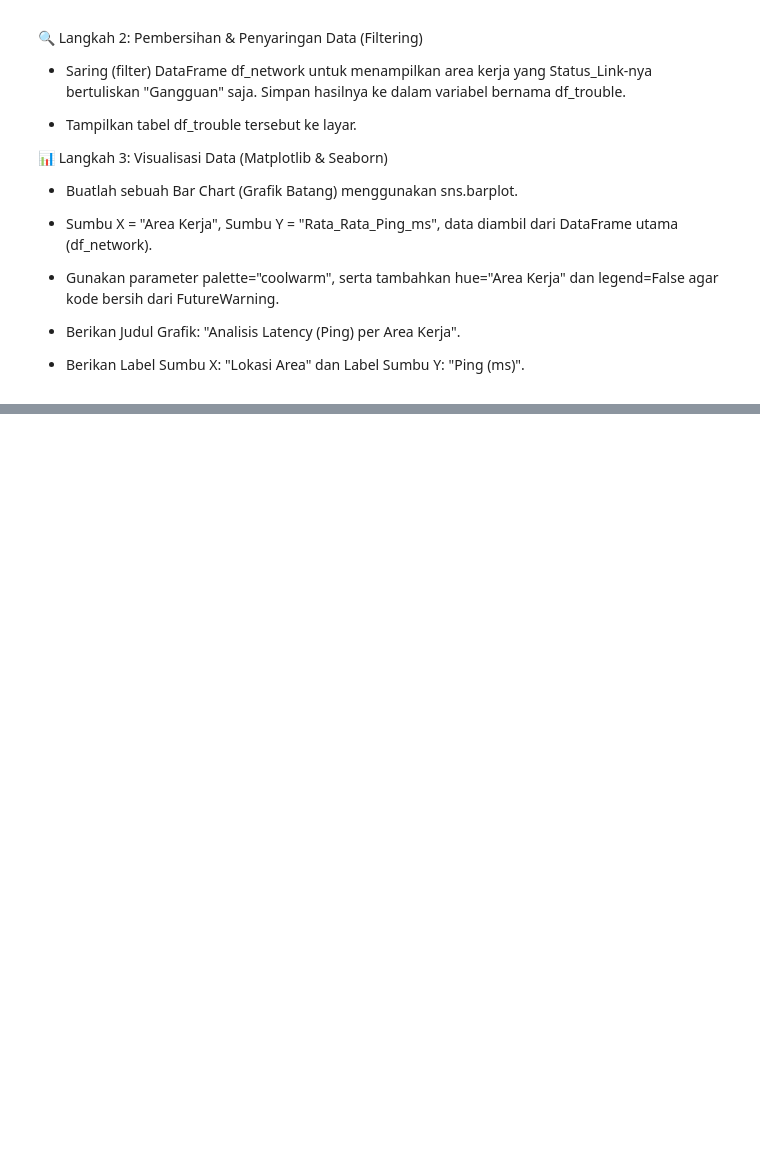
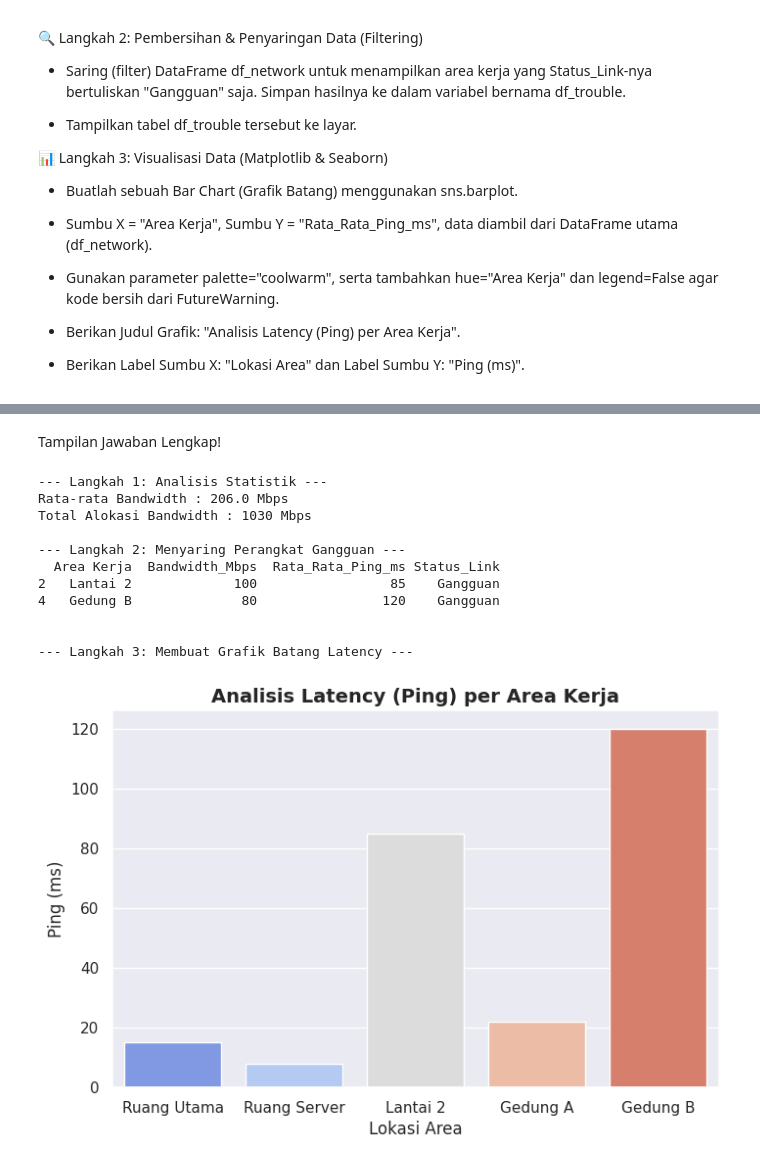
Before and after one commit to ahmadirhamm/belajar-python-journey, a Jupyter notebook: 12_Mini_Project_Data_Analysis.ipynb, the cells around one changed output, grey strips where cells are left out. Saved outputs shown, nothing was run; the diff lists cells and outputs as text; code cells hidden in the pictures; blank space fills up the shorter version.

Commit message:
feat: complete Module 12 Final Mini Project Graduation.

```diff
--- a/12_Mini_Project_Data_Analysis.ipynb
+++ b/12_Mini_Project_Data_Analysis.ipynb
@@ -61,0 +125,59 @@ Buatlah Code Cell baru di bawahnya untuk menyelesaikan 3 Langkah Analisis beriku
+# %% [markdown]
+Tampilan Jawaban Lengkap!
+# %%
+# =====================================================================
+# JAWABAN MINI PROJECT DATA ANALYSIS (FINAL EXAM)
+# =====================================================================
+
+# --- LANGKAH 1: ANALISIS STATISTIK ---
+rata_rata_bw = df_network["Bandwidth_Mbps"].mean()
+total_bw = df_network["Bandwidth_Mbps"].sum()
+
+print("--- Langkah 1: Analisis Statistik ---")
+print(f"Rata-rata Bandwidth : {rata_rata_bw} Mbps")
+print(f"Total Alokasi Bandwidth : {total_bw} Mbps\n")
+
+
+# --- LANGKAH 2: FILTERING DATA ---
+df_trouble = df_network[df_network["Status_Link"] == "Gangguan"]
+
+print("--- Langkah 2: Menyaring Perangkat Gangguan ---")
+# Menampilkan tabel hasil filter area yang bermasalah
+print(df_trouble)
+print("\n")
+
+
+# --- LANGKAH 3: VISUALISASI DATA ---
+print("--- Langkah 3: Membuat Grafik Batang Latency ---")
+plt.figure(figsize=(8, 5))
+
+# Membuat bar chart dengan Seaborn sesuai instruksi
+sns.barplot(
+    x="Area Kerja",
+    y="Rata_Rata_Ping_ms",
+    data=df_network,
+    palette="coolwarm",
+    hue="Area Kerja",
+    legend=False
+)
+
+# Menambahkan elemen teks informasi grafik
+plt.title("Analisis Latency (Ping) per Area Kerja", fontsize=14, fontweight="bold")
+plt.xlabel("Lokasi Area", fontsize=12)
+plt.ylabel("Ping (ms)", fontsize=12)
+
+# Menampilkan grafik ke layar
+plt.show()
+# %% [output]
+--- Langkah 1: Analisis Statistik ---
+Rata-rata Bandwidth : 206.0 Mbps
+Total Alokasi Bandwidth : 1030 Mbps
+
+--- Langkah 2: Menyaring Perangkat Gangguan ---
+  Area Kerja  Bandwidth_Mbps  Rata_Rata_Ping_ms Status_Link
+2   Lantai 2             100                 85    Gangguan
+4   Gedung B              80                120    Gangguan
+
+
+--- Langkah 3: Membuat Grafik Batang Latency ---
+[figure, added]
```
Also changed, not shown: parts of 3 cells of this notebook.
